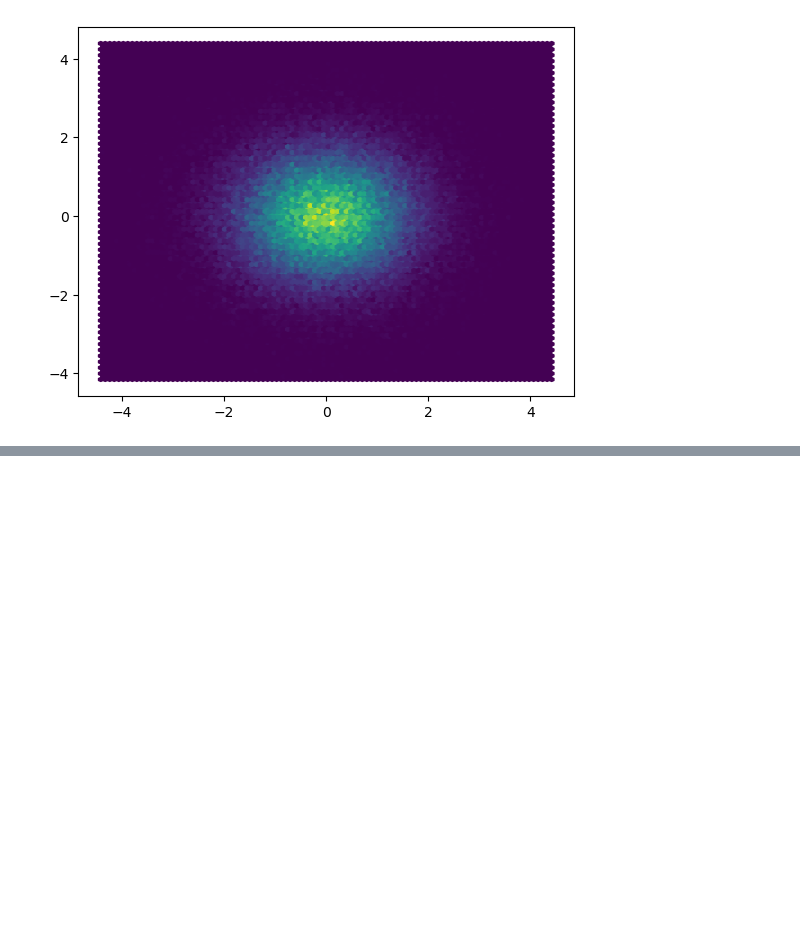
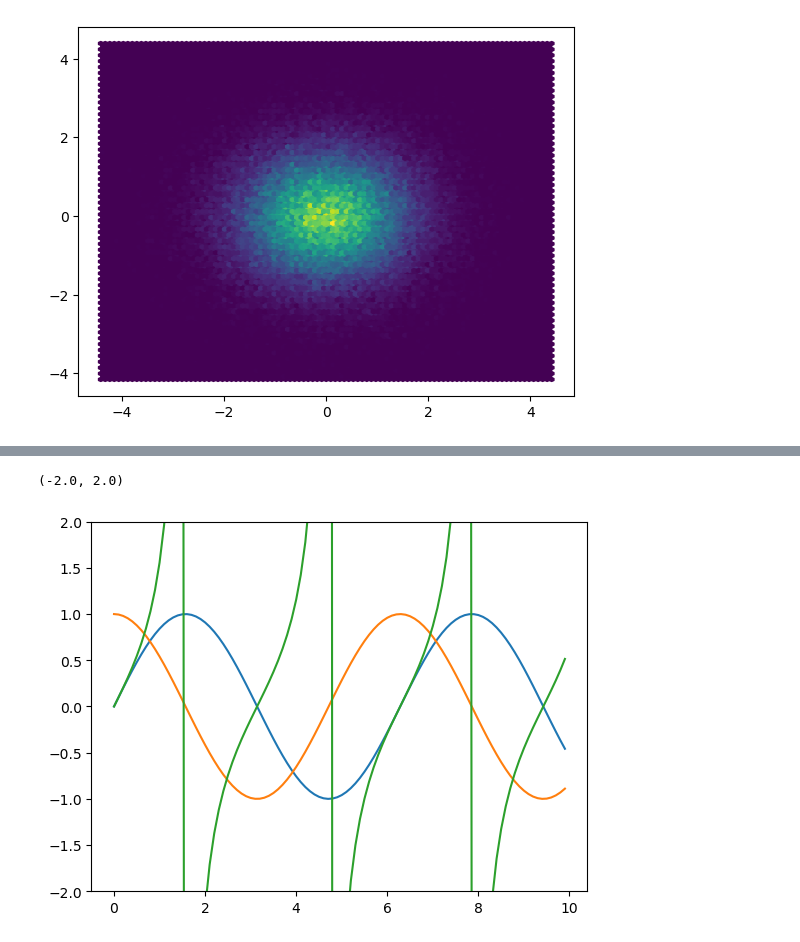
Before and after one commit to yashraj-shri17/GENERAL-STUFF, a Jupyter notebook: MatPlot-1.ipynb, the cells around one changed output, grey strips where cells are left out. Cells and saved outputs as stored; diff of their text form; code cells hidden in the pictures; blank space fills up the shorter version.

```diff
--- a/MatPlot-1.ipynb
+++ b/MatPlot-1.ipynb
@@ -425,0 +469,8 @@ plt.hexbin(randx,randy)
+# %%
+plt.plot(nums , np.sin(nums),label = 'sin')
+plt.plot(nums , np.cos(nums),label = 'cos')
+plt.plot(nums , np.tan(nums),label = 'tan')
+plt.ylim(-2,2)
+# %% [output]
+(-2.0, 2.0)
+[figure, added]
```
Also changed, not shown: parts of 12 cells of this notebook.
